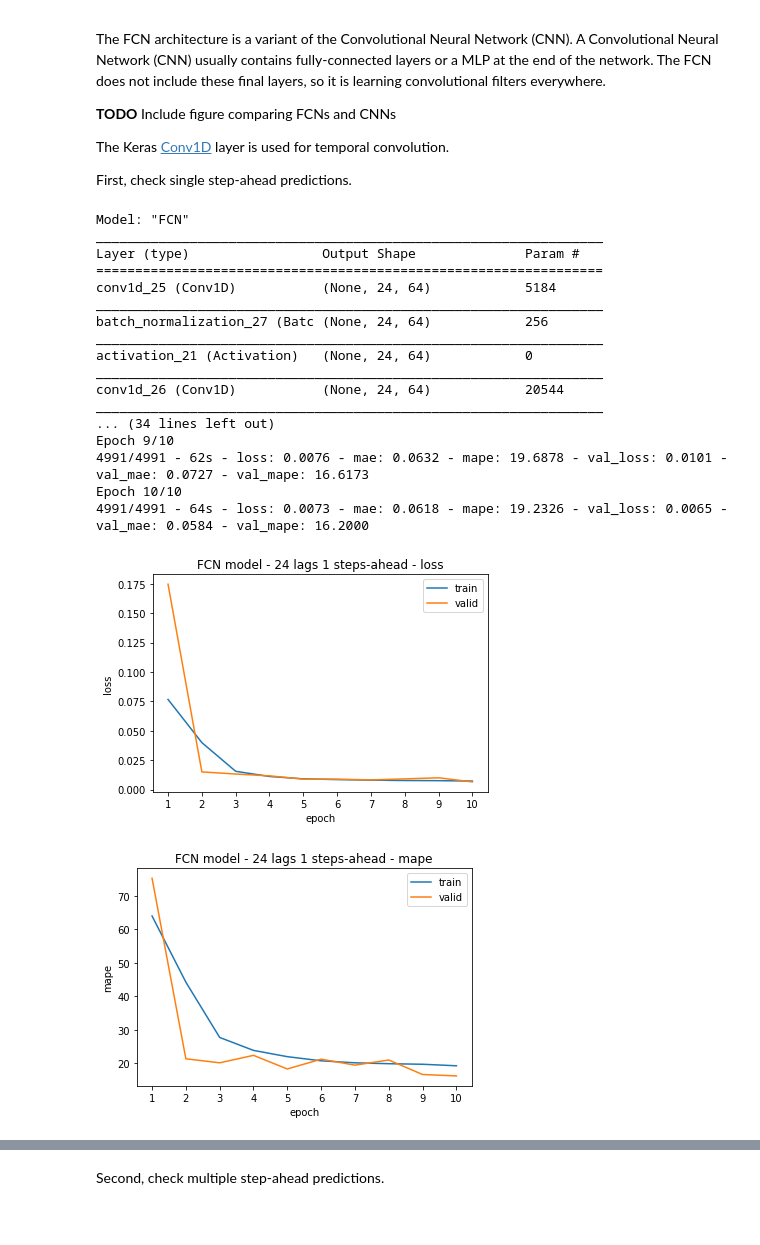
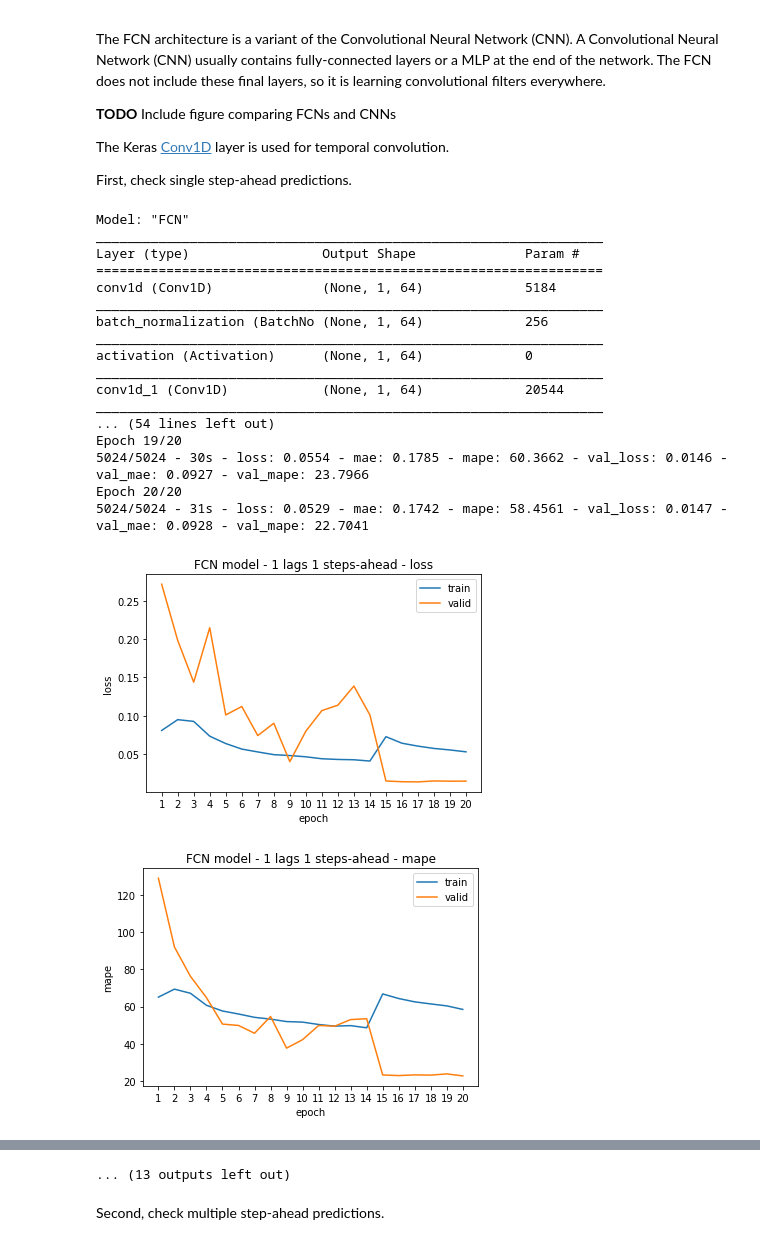
Before and after one commit to makeyourownmaker/CambridgeTemperatureModel, a Jupyter notebook: notebooks/keras_mlp_fcn_resnet_time_series.ipynb, the cells around one changed output, grey strips where cells are left out. Cells and saved outputs as stored; diff of their text form; code cells hidden in the pictures.

```diff
--- a/notebooks/keras_mlp_fcn_resnet_time_series.ipynb
+++ b/notebooks/keras_mlp_fcn_resnet_time_series.ipynb
@@ -994,56 +1141,56 @@ def build_fcn_model(name, data, n_feature_maps = 64):
 
     fcn.add(Conv1D(filters = n_feature_maps, kernel_size = 8, padding = 'same'))
     fcn.add(BatchNormalization())
     fcn.add(Activation(activation = 'relu'))
 
     fcn.add(Conv1D(filters = n_feature_maps, kernel_size = 5, padding = 'same'))
     fcn.add(BatchNormalization())
     fcn.add(Activation(activation = 'relu'))
 
     fcn.add(Conv1D(filters = n_feature_maps, kernel_size = 3, padding = 'same'))
     fcn.add(BatchNormalization())
     fcn.add(Activation(activation = 'relu'))
 
     fcn.add(GlobalAveragePooling1D())
     fcn.add(Dense(1))
 
     return fcn
 
 
 name = 'FCN'
-#fcn_1l_1s   = build_fcn_model(name, ds_train_1l_1s)
-#h_fcn_1l_1s = run_model(fcn_1l_1s, ds_train_1l_1s, ds_valid_1l_1s, epochs = 20)
-#fcn_4l_1s   = build_fcn_model(name, ds_train_4l_1s)
-#h_fcn_4l_1s = run_model(fcn_4l_1s, ds_train_4l_1s, ds_valid_4l_1s, epochs = 20)
-#fcn_8l_1s   = build_fcn_model(name, ds_train_8l_1s)
-#h_fcn_8l_1s = run_model(fcn_8l_1s, ds_train_8l_1s, ds_valid_8l_1s, epochs = 20)
-#fcn_16l_1s   = build_fcn_model(name, ds_train_16l_1s)
-#h_fcn_16l_1s = run_model(fcn_16l_1s, ds_train_16l_1s, ds_valid_16l_1s, epochs = 20)
+fcn_1l_1s   = build_fcn_model(name, ds_train_1l_1s)
+h_fcn_1l_1s = run_model(fcn_1l_1s, ds_train_1l_1s, ds_valid_1l_1s, epochs = 20)
+fcn_4l_1s   = build_fcn_model(name, ds_train_4l_1s)
+h_fcn_4l_1s = run_model(fcn_4l_1s, ds_train_4l_1s, ds_valid_4l_1s, epochs = 20)
+fcn_8l_1s   = build_fcn_model(name, ds_train_8l_1s)
+h_fcn_8l_1s = run_model(fcn_8l_1s, ds_train_8l_1s, ds_valid_8l_1s, epochs = 20)
+fcn_16l_1s   = build_fcn_model(name, ds_train_16l_1s)
+h_fcn_16l_1s = run_model(fcn_16l_1s, ds_train_16l_1s, ds_valid_16l_1s, epochs = 20)
 fcn_24l_1s   = build_fcn_model(name, ds_train_24l_1s)
-h_fcn_24l_1s = run_model(fcn_24l_1s, ds_train_24l_1s, ds_valid_24l_1s, epochs = 10)
-#fcn_32l_1s   = build_fcn_model(name, ds_train_32l_1s)
-#h_fcn_32l_1s = run_model(fcn_32l_1s, ds_train_32l_1s, ds_valid_32l_1s, epochs = 20)
-#fcn_40l_1s   = build_fcn_model(name, ds_train_40l_1s)
-#h_fcn_40l_1s = run_model(fcn_40l_1s, ds_train_40l_1s, ds_valid_40l_1s, epochs = 20)
-#fcn_48l_1s   = build_fcn_model(name, ds_train_48l_1s)
-#h_fcn_48l_1s = run_model(fcn_48l_1s, ds_train_48l_1s, ds_valid_48l_1s, epochs = 20)
+h_fcn_24l_1s = run_model(fcn_24l_1s, ds_train_24l_1s, ds_valid_24l_1s, epochs = 20)
+fcn_32l_1s   = build_fcn_model(name, ds_train_32l_1s)
+h_fcn_32l_1s = run_model(fcn_32l_1s, ds_train_32l_1s, ds_valid_32l_1s, epochs = 20)
+fcn_40l_1s   = build_fcn_model(name, ds_train_40l_1s)
+h_fcn_40l_1s = run_model(fcn_40l_1s, ds_train_40l_1s, ds_valid_40l_1s, epochs = 20)
+fcn_48l_1s   = build_fcn_model(name, ds_train_48l_1s)
+h_fcn_48l_1s = run_model(fcn_48l_1s, ds_train_48l_1s, ds_valid_48l_1s, epochs = 20)
 # %% [output]
 Model: "FCN"
 _________________________________________________________________
 Layer (type)                 Output Shape              Param #
 =================================================================
-conv1d_25 (Conv1D)           (None, 24, 64)            5184
+conv1d (Conv1D)              (None, 1, 64)             5184
 _________________________________________________________________
-batch_normalization_27 (Batc (None, 24, 64)            256
+batch_normalization (BatchNo (None, 1, 64)             256
 _________________________________________________________________
-activation_21 (Activation)   (None, 24, 64)            0
+activation (Activation)      (None, 1, 64)             0
 _________________________________________________________________
-conv1d_26 (Conv1D)           (None, 24, 64)            20544
+conv1d_1 (Conv1D)            (None, 1, 64)             20544
 _________________________________________________________________
-... (34 lines left out)
-Epoch 9/10
-4991/4991 - 62s - loss: 0.0076 - mae: 0.0632 - mape: 19.6878 - val_loss: 0.0101 - val_mae: 0.0727 - val_mape: 16.6173
-Epoch 10/10
-4991/4991 - 64s - loss: 0.0073 - mae: 0.0618 - mape: 19.2326 - val_loss: 0.0065 - val_mae: 0.0584 - val_mape: 16.2000
+... (54 lines left out)
+Epoch 19/20
+5024/5024 - 30s - loss: 0.0554 - mae: 0.1785 - mape: 60.3662 - val_loss: 0.0146 - val_mae: 0.0927 - val_mape: 23.7966
+Epoch 20/20
+5024/5024 - 31s - loss: 0.0529 - mae: 0.1742 - mape: 58.4561 - val_loss: 0.0147 - val_mae: 0.0928 - val_mape: 22.7041
-[figure, old version]
+[figure, new version]
-[figure, old version]
+[figure, new version]
@@ -1052,3 +1254,4 @@ FCN model - 24 lags 1 steps-ahead - valid min loss: 0.006545    mae: 0.058376
+... (13 outputs left out)
 # %% [markdown]
 Second, check multiple step-ahead predictions.
 # %%
```
Also changed, not shown: parts of 11 cells of this notebook.
